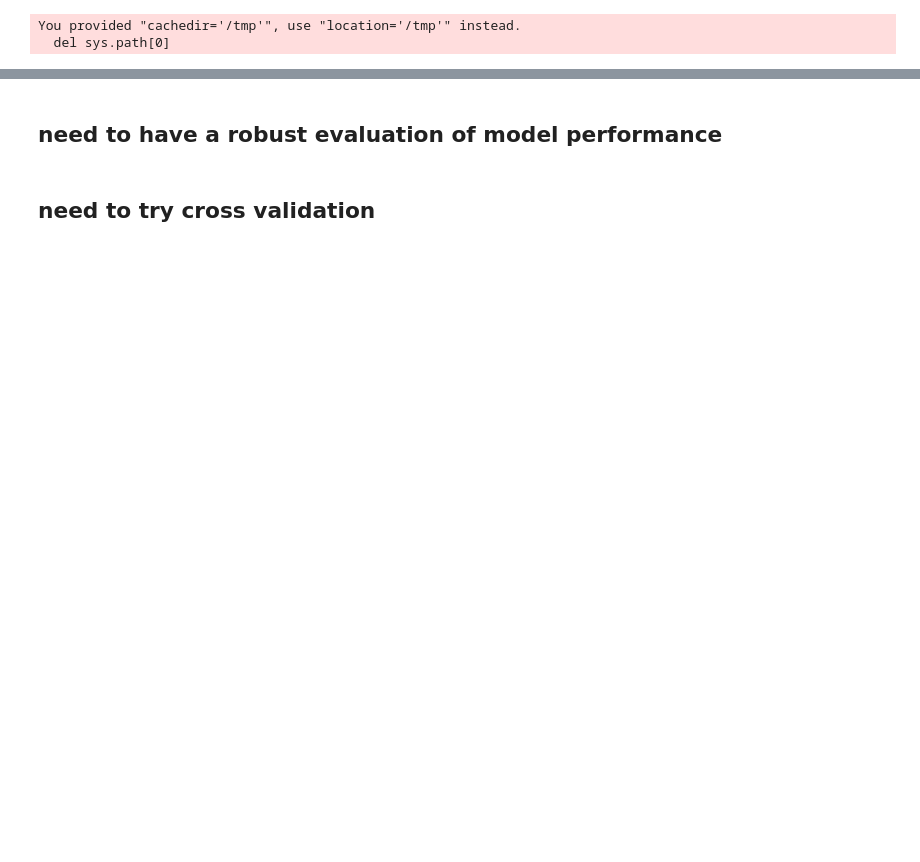
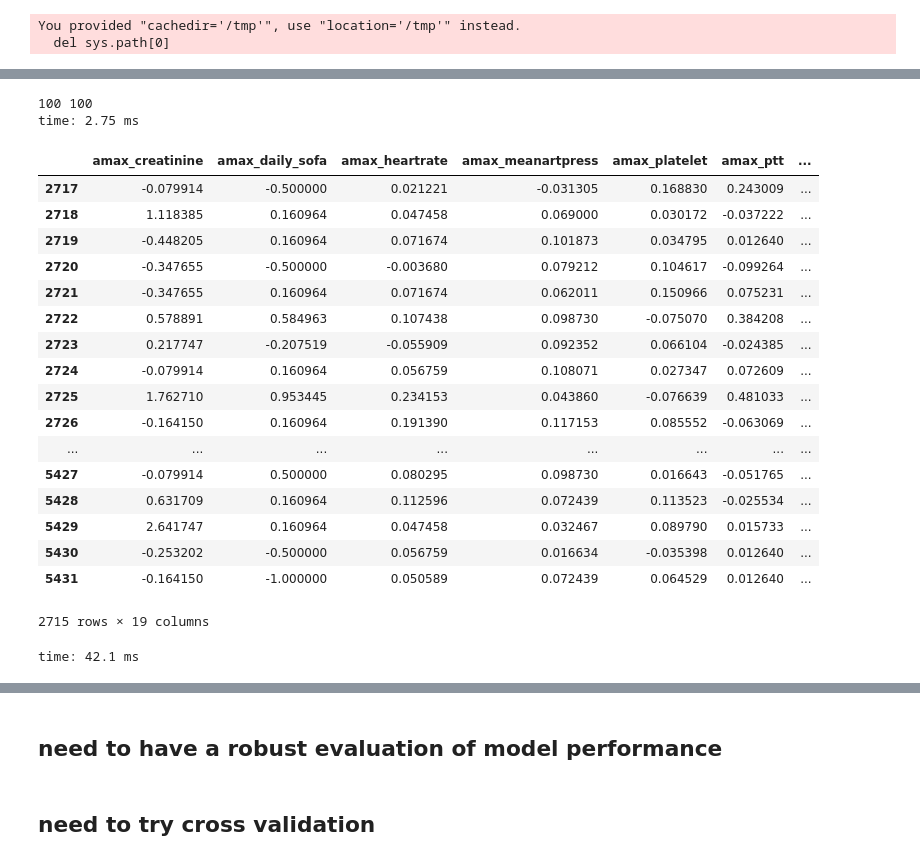
Before and after one commit to kellylinyingxin/mimiciii-antibiotics-modeling, a Jupyter notebook: notebooks/09.01-BaselineModelBuilding.ipynb, the cells around one changed output, grey strips where cells are left out. Cells and saved outputs as stored; diff of their text form; code cells hidden in the pictures; blank space fills up the shorter version.

```diff
--- a/notebooks/09.01-BaselineModelBuilding.ipynb
+++ b/notebooks/09.01-BaselineModelBuilding.ipynb
@@ -2323,0 +187,2 @@ time: 4.04 ms
+# %%
+parameteres = {'SVM__kernel':('linear', 'rbf'), 'SVM__C':[0.1, 1, 10]} #i think i need to include the SVM__  because i'm passing a pipeline object in.
@@ -2323,0 +193,3 @@ time: 4.04 ms
+# %%
+from sklearn.model_selection import GridSearchCV
+grid = GridSearchCV(pipeline, param_grid=parameteres, cv=5) #pipeline here is basically just adding the model.
@@ -2323,0 +201,5 @@ time: 4.04 ms
+# %%
+grid.fit(x_train, y_train)
+#print("score = %3.2f") %(grid.score(x_test,y_test))\
+print(grid.score(x_train,y_ty_trainest))
+print(grid.best_params_)
@@ -2323,0 +450,31 @@ time: 4.04 ms
+# %%
+##testing grower distance
+x_train1=x_train.iloc[:100,1:20]
+x_train2=x_train.iloc[101:201,1:20]
+print(len(x_train1), #2715
+len(x_train2)) #2715
+# %% [output]
+100 100
+time: 2.75 ms
+# %%
+x_train2
+# %% [output]
+|  | amax_creatinine | amax_daily_sofa | amax_heartrate | amax_meanartpress | amax_platelet | amax_ptt | ... |
+| 2717 | -0.079914 | -0.500000 | 0.021221 | -0.031305 | 0.168830 | 0.243009 | ... |
+| 2718 | 1.118385 | 0.160964 | 0.047458 | 0.069000 | 0.030172 | -0.037222 | ... |
+| 2719 | -0.448205 | 0.160964 | 0.071674 | 0.101873 | 0.034795 | 0.012640 | ... |
+| 2720 | -0.347655 | -0.500000 | -0.003680 | 0.079212 | 0.104617 | -0.099264 | ... |
+| 2721 | -0.347655 | 0.160964 | 0.071674 | 0.062011 | 0.150966 | 0.075231 | ... |
+| 2722 | 0.578891 | 0.584963 | 0.107438 | 0.098730 | -0.075070 | 0.384208 | ... |
+| 2723 | 0.217747 | -0.207519 | -0.055909 | 0.092352 | 0.066104 | -0.024385 | ... |
+| 2724 | -0.079914 | 0.160964 | 0.056759 | 0.108071 | 0.027347 | 0.072609 | ... |
+| 2725 | 1.762710 | 0.953445 | 0.234153 | 0.043860 | -0.076639 | 0.481033 | ... |
+| 2726 | -0.164150 | 0.160964 | 0.191390 | 0.117153 | 0.085552 | -0.063069 | ... |
+| ... | ... | ... | ... | ... | ... | ... | ... |
+| 5427 | -0.079914 | 0.500000 | 0.080295 | 0.098730 | 0.016643 | -0.051765 | ... |
+| 5428 | 0.631709 | 0.160964 | 0.112596 | 0.072439 | 0.113523 | -0.025534 | ... |
+| 5429 | 2.641747 | 0.160964 | 0.047458 | 0.032467 | 0.089790 | 0.015733 | ... |
+| 5430 | -0.253202 | -0.500000 | 0.056759 | 0.016634 | -0.035398 | 0.012640 | ... |
+| 5431 | -0.164150 | -1.000000 | 0.050589 | 0.072439 | 0.064529 | 0.012640 | ... |
+2715 rows × 19 columns
+time: 42.1 ms
```
Also changed, not shown: parts of 226 cells of this notebook.
